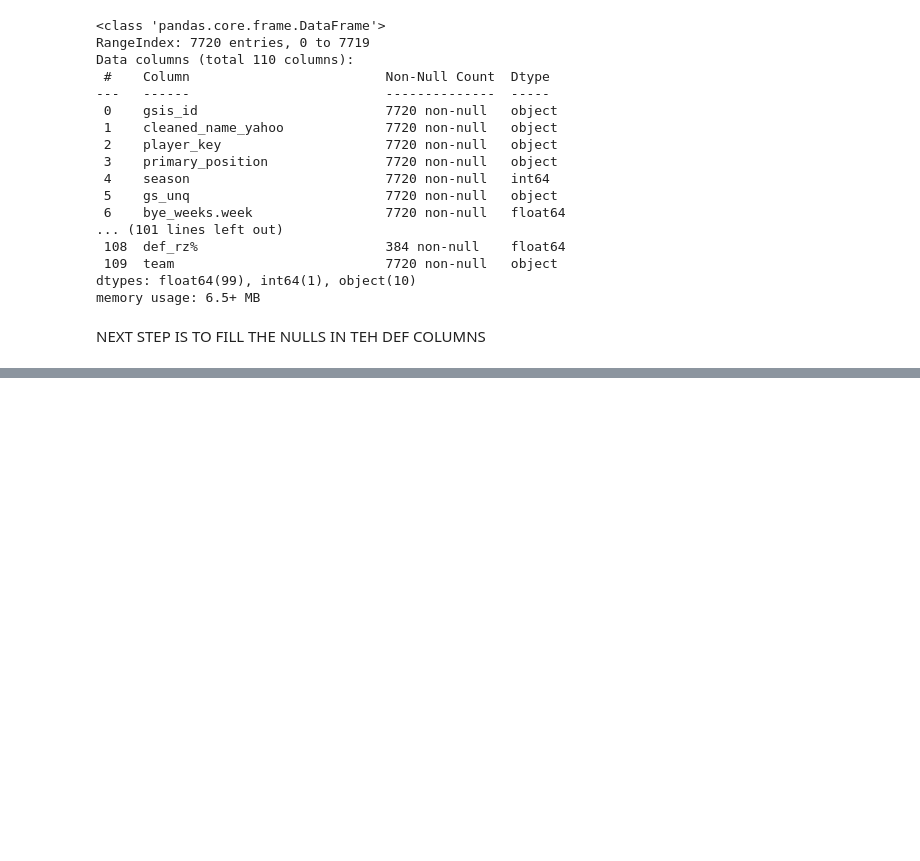
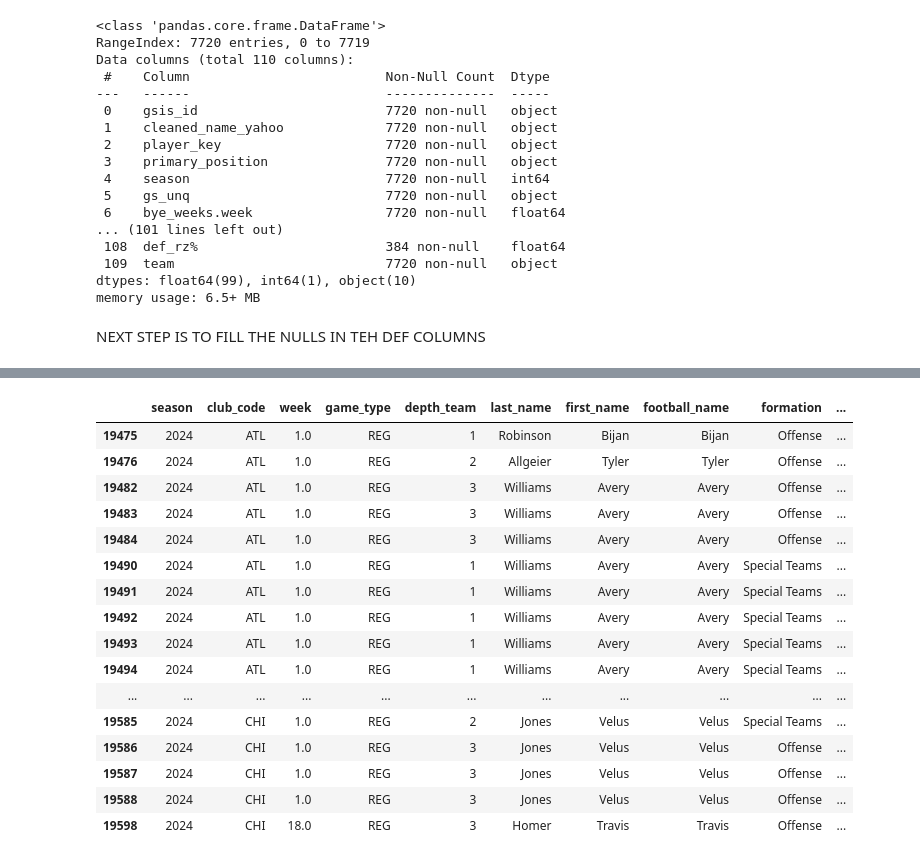
Before and after one commit to nicriv831/Fantasy-Football-Machine, a Jupyter notebook: data_merging.ipynb, the cells around one changed output, grey strips where cells are left out. Cells and saved outputs as stored; diff of their text form; code cells hidden in the pictures; blank space fills up the shorter version.

```diff
--- a/data_merging.ipynb
+++ b/data_merging.ipynb
@@ -923,0 +1314,3 @@ NEXT STEP IS TO FILL THE NULLS IN TEH DEF COLUMNS
+# %%
+
+eos = eos.groupby('gsis_unq').last()[['depth_team']].reset_index()
@@ -923,0 +1335,6 @@ NEXT STEP IS TO FILL THE NULLS IN TEH DEF COLUMNS
+# %%
+eos = eos.rename(columns={'depth_team': 'ending_depth'})
+# %%
+old_depth = old_depth.merge(wk1, how='left', on='gsis_unq')
+old_depth = old_depth.merge(eos, how='left', on='gsis_unq')
+old_depth.head()
@@ -923,0 +1400,3 @@ NEXT STEP IS TO FILL THE NULLS IN TEH DEF COLUMNS
+# %%
+old_depth[['starting_depth', 'ending_depth']] = old_depth[['starting_depth', 'ending_depth']].fillna(99)
+old_depth.info()
@@ -923,0 +1421,20 @@ NEXT STEP IS TO FILL THE NULLS IN TEH DEF COLUMNS
+# %%
+old_depth.head(20)
+# %% [output]
+|  | season | club_code | week | game_type | depth_team | last_name | first_name | football_name | formation | ... |
+| 19475 | 2024 | ATL | 1.0 | REG | 1 | Robinson | Bijan | Bijan | Offense | ... |
+| 19476 | 2024 | ATL | 1.0 | REG | 2 | Allgeier | Tyler | Tyler | Offense | ... |
+| 19482 | 2024 | ATL | 1.0 | REG | 3 | Williams | Avery | Avery | Offense | ... |
+| 19483 | 2024 | ATL | 1.0 | REG | 3 | Williams | Avery | Avery | Offense | ... |
+| 19484 | 2024 | ATL | 1.0 | REG | 3 | Williams | Avery | Avery | Offense | ... |
+| 19490 | 2024 | ATL | 1.0 | REG | 1 | Williams | Avery | Avery | Special Teams | ... |
+| 19491 | 2024 | ATL | 1.0 | REG | 1 | Williams | Avery | Avery | Special Teams | ... |
+| 19492 | 2024 | ATL | 1.0 | REG | 1 | Williams | Avery | Avery | Special Teams | ... |
+| 19493 | 2024 | ATL | 1.0 | REG | 1 | Williams | Avery | Avery | Special Teams | ... |
+| 19494 | 2024 | ATL | 1.0 | REG | 1 | Williams | Avery | Avery | Special Teams | ... |
+| ... | ... | ... | ... | ... | ... | ... | ... | ... | ... | ... |
+| 19585 | 2024 | CHI | 1.0 | REG | 2 | Jones | Velus | Velus | Special Teams | ... |
+| 19586 | 2024 | CHI | 1.0 | REG | 3 | Jones | Velus | Velus | Offense | ... |
+| 19587 | 2024 | CHI | 1.0 | REG | 3 | Jones | Velus | Velus | Offense | ... |
+| 19588 | 2024 | CHI | 1.0 | REG | 3 | Jones | Velus | Velus | Offense | ... |
+| 19598 | 2024 | CHI | 18.0 | REG | 3 | Homer | Travis | Travis | Offense | ... |
```
Also changed, not shown: parts of 48 cells of this notebook, 4 other files.
